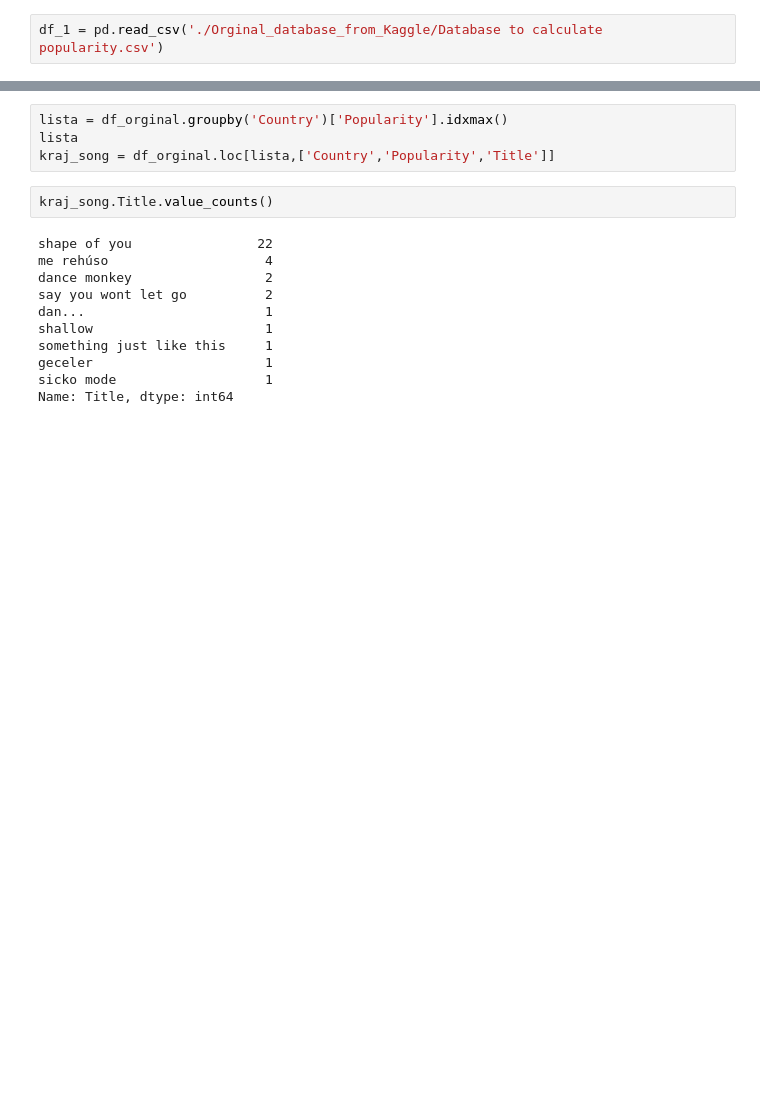
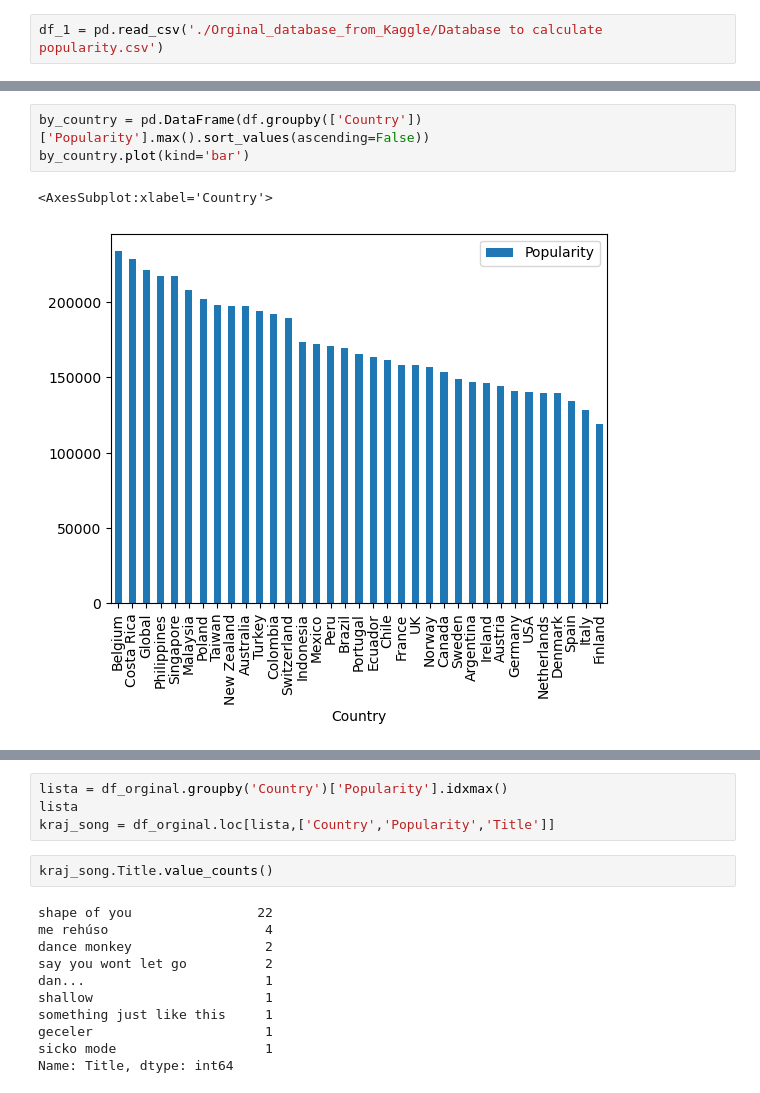
Before and after one commit to infoshareacademy/JDSZR11-chubs_chubs, a Jupyter notebook: Procject_Python_Spotyfiy/Spotyfie.ipynb, the cells around one changed output, grey strips where cells are left out. Saved outputs shown, nothing was run; the diff lists cells and outputs as text; blank space fills up the shorter version.

```diff
--- a/Procject_Python_Spotyfiy/Spotyfie.ipynb
+++ b/Procject_Python_Spotyfiy/Spotyfie.ipynb
@@ -67,0 +115,6 @@ df_small.groupby('MSZoning', sort=False)["MSSubClass"].count()
+# %%
+by_country = pd.DataFrame(df.groupby(['Country'])['Popularity'].max().sort_values(ascending=False))
+by_country.plot(kind='bar')
+# %% [output]
+<AxesSubplot:xlabel='Country'>
+[figure, added]
```
Also changed, not shown: parts of 43 cells of this notebook.
